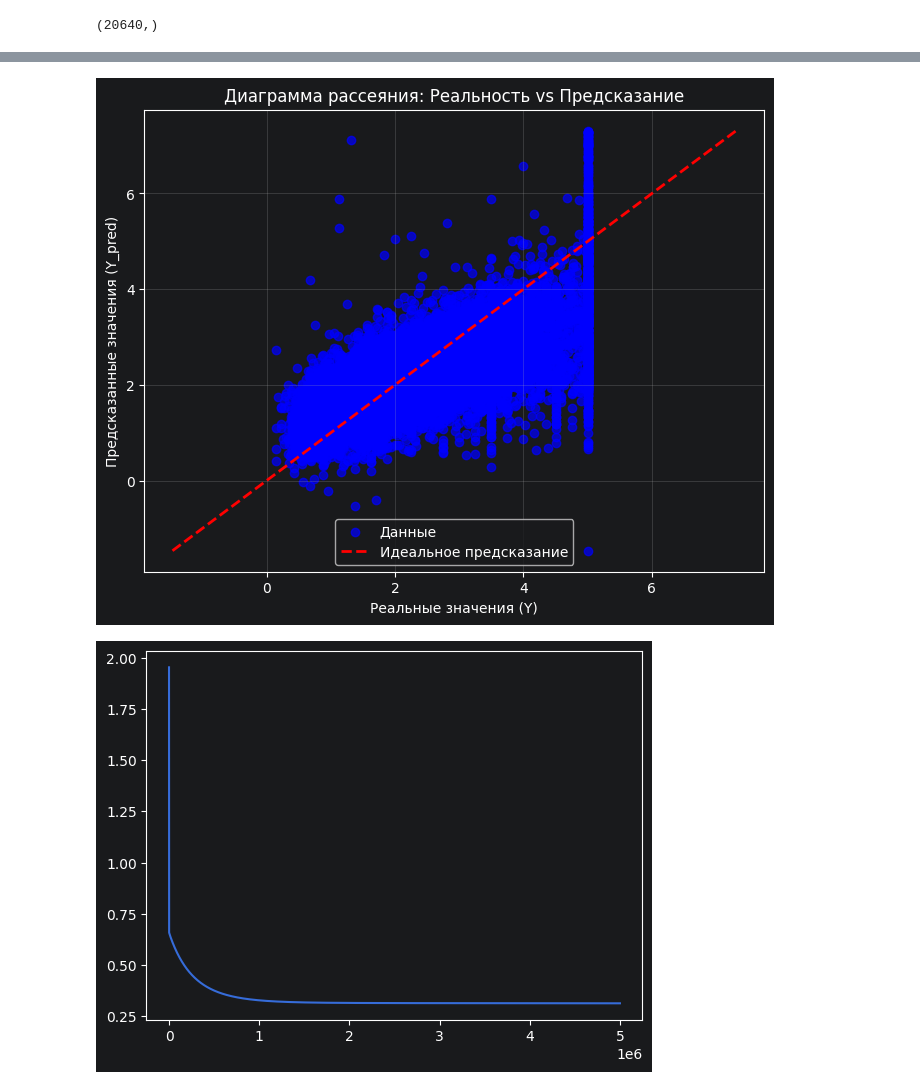
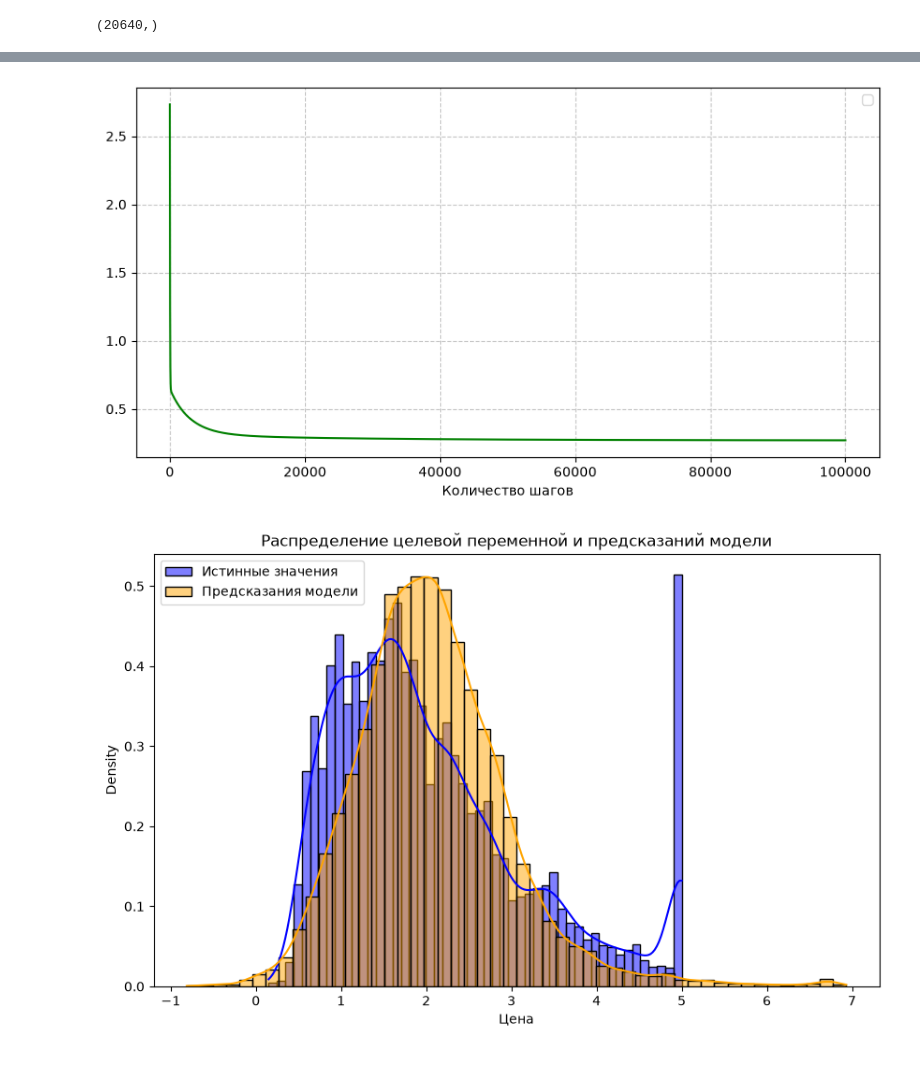
Before and after one commit to exodushka/fa, a Jupyter notebook: ml/prac/prac5.ipynb, the cells around one changed output, grey strips where cells are left out. Drawn from its saved outputs; the diff is of its cells as text; code cells hidden in the pictures.

```diff
--- a/ml/prac/prac5.ipynb
+++ b/ml/prac/prac5.ipynb
@@ -141,5 +157,5 @@ M.plot(X, y)
 # %%
-plt.figure()
-plt.plot(steps, errors)
-plt.show()
+scaler = MinMaxScaler()
+X_scaled = scaler.fit_transform(X)
+X_scaled
 # %% [output]
@@ -147,12 +175,24 @@ plt.show()
 # %%
-M = Model()
-steps, errors = M.fit(X, y, accuracy=1e-8, max_steps=(10**7))
-M.plot(X, y)
+M_scaled = Model()
+
+steps, errors = M_scaled.fit(X_scaled, y, alpha=0.01, max_steps=10**5, accuracy=1e-5)
-# %% [output]
-[figure, removed]
 # %%
-plt.figure()
-plt.plot(steps, errors)
+
+plt.figure(figsize=(10, 5))
+plt.plot(steps, errors, color="green")
+plt.xlabel("Количество шагов")
+plt.grid(True, linestyle='--', alpha=0.7)
+plt.legend()
 plt.show()
+plt.figure(figsize=(10, 6))
+sns.histplot(y, bins=50, kde=True, color='blue', label='Истинные значения', stat='density', alpha=0.5)
+sns.histplot(M_scaled.predict(X_scaled), bins=50, kde=True, color='orange', label='Предсказания модели', stat='density', alpha=0.5)
+plt.title('Распределение целевой переменной и предсказаний модели')
+plt.xlabel('Цена')
+plt.legend()
+plt.show()
+
+M_scaled.plot(X_scaled, y)
 # %% [output]
-[figure, old version]
+[figure, new version]
+[figure, added]
```
Also changed, not shown: parts of 6 cells of this notebook, 1 other file.
